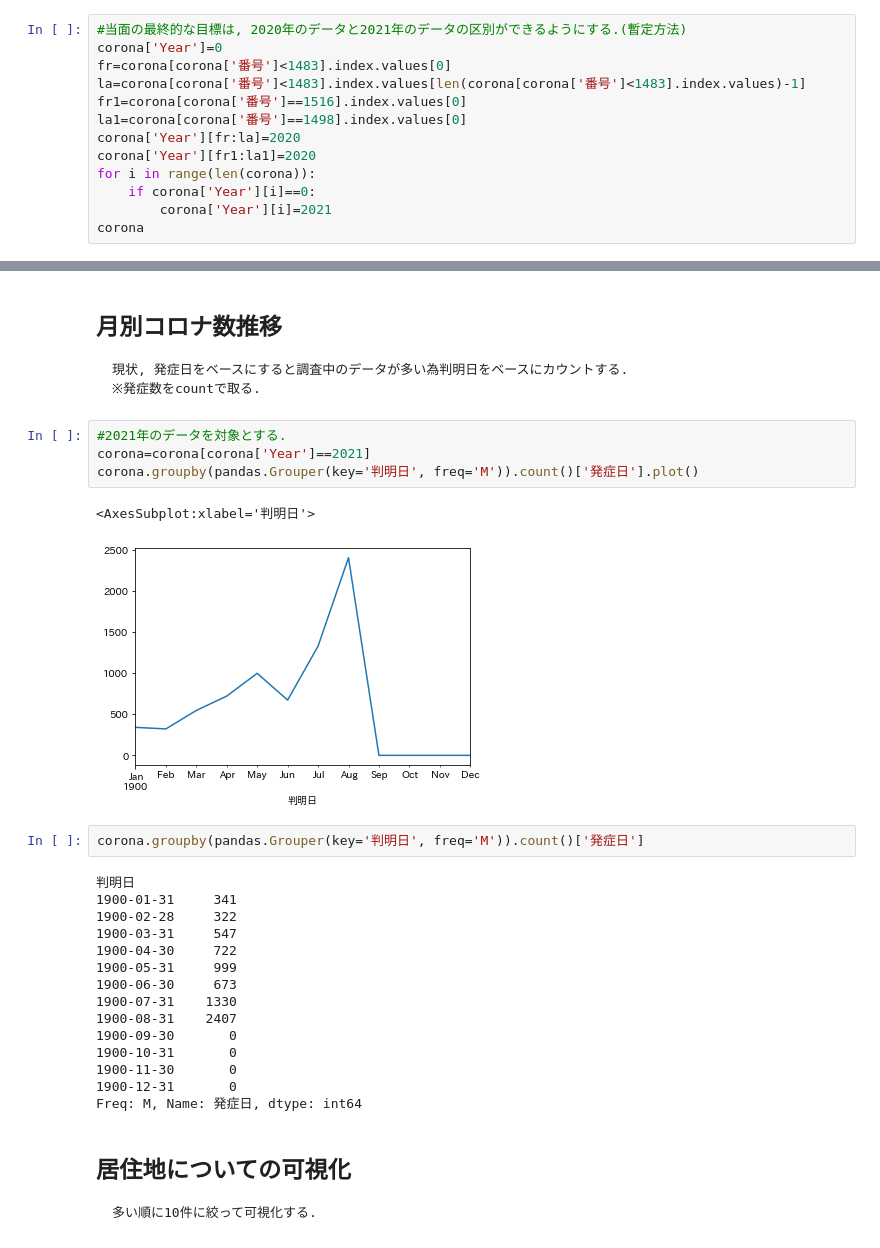
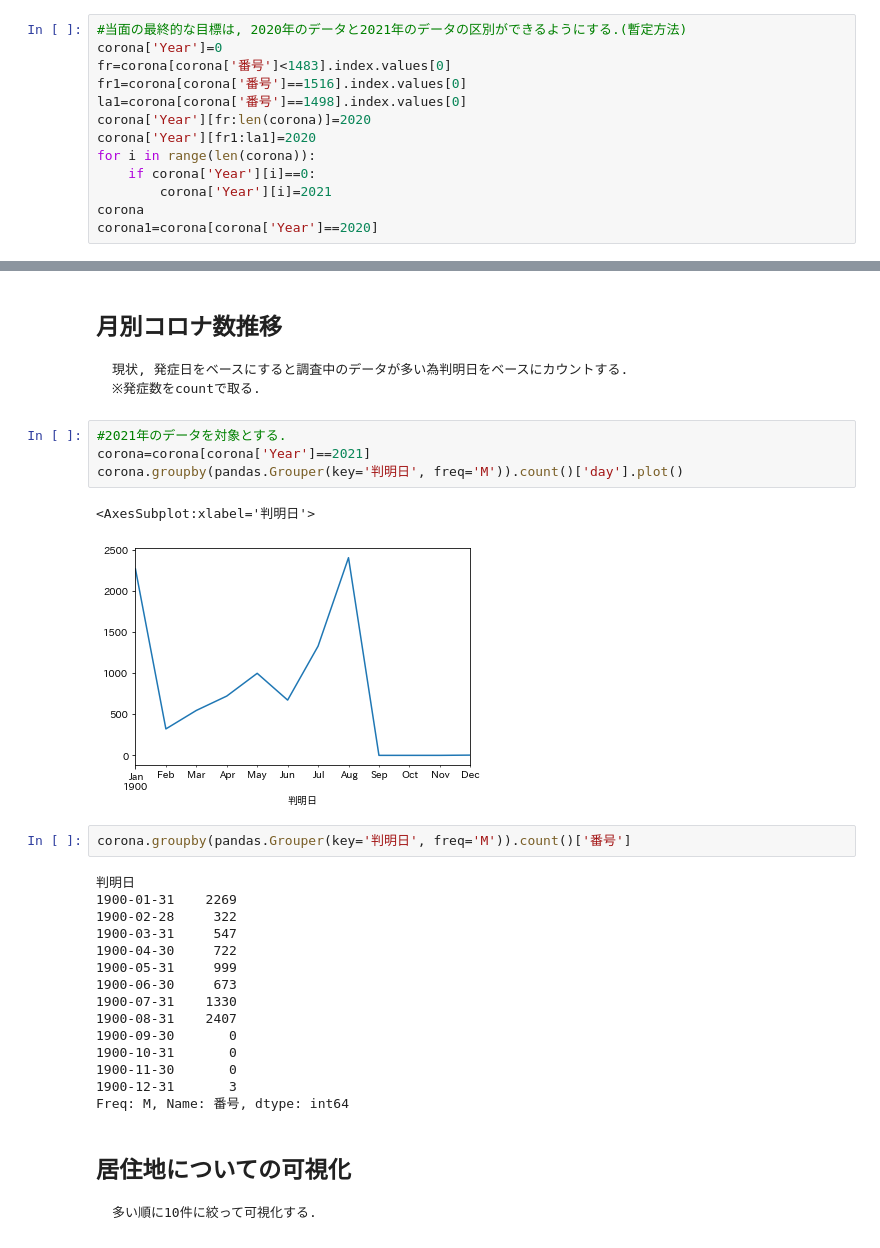
Before and after one commit to S-mishina/corona-bunseki, a Jupyter notebook: COVID.ipynb, the cells around one changed output, grey strips where cells are left out. Cells and saved outputs as stored; diff of their text form.

```diff
--- a/COVID.ipynb
+++ b/COVID.ipynb
@@ -29,12 +31,12 @@ corona=corona.reset_index()
 #当面の最終的な目標は, 2020年のデータと2021年のデータの区別ができるようにする.(暫定方法)
 corona['Year']=0
 fr=corona[corona['番号']<1483].index.values[0]
-la=corona[corona['番号']<1483].index.values[len(corona[corona['番号']<1483].index.values)-1]
 fr1=corona[corona['番号']==1516].index.values[0]
 la1=corona[corona['番号']==1498].index.values[0]
-corona['Year'][fr:la]=2020
+corona['Year'][fr:len(corona)]=2020
 corona['Year'][fr1:la1]=2020
 for i in range(len(corona)):
     if corona['Year'][i]==0:
         corona['Year'][i]=2021
 corona
+corona1=corona[corona['Year']==2020]
@@ -73,15 +49,15 @@ See the caveats in the documentation: https://pandas.pydata.org/pandas-docs/stab
 # %%
 #2021年のデータを対象とする.
 corona=corona[corona['Year']==2021]
-corona.groupby(pandas.Grouper(key='判明日', freq='M')).count()['発症日'].plot()
+corona.groupby(pandas.Grouper(key='判明日', freq='M')).count()['day'].plot()
 # %% [output]
 <AxesSubplot:xlabel='判明日'>
-[figure, old version]
+[figure, new version]
 # %%
-corona.groupby(pandas.Grouper(key='判明日', freq='M')).count()['発症日']
+corona.groupby(pandas.Grouper(key='判明日', freq='M')).count()['番号']
 # %% [output]
 判明日
-1900-01-31     341
+1900-01-31    2269
 1900-02-28     322
 1900-03-31     547
 1900-04-30     722
@@ -92,8 +68,8 @@ corona.groupby(pandas.Grouper(key='判明日', freq='M')).count()['発症日']
 1900-09-30       0
 1900-10-31       0
 1900-11-30       0
-1900-12-31       0
-Freq: M, Name: 発症日, dtype: int64
+1900-12-31       3
+Freq: M, Name: 番号, dtype: int64
 # %% [markdown]
 <h2>居住地についての可視化</h2>
 <pre>
```
Also changed, not shown: parts of 8 cells of this notebook, 1 other file.
